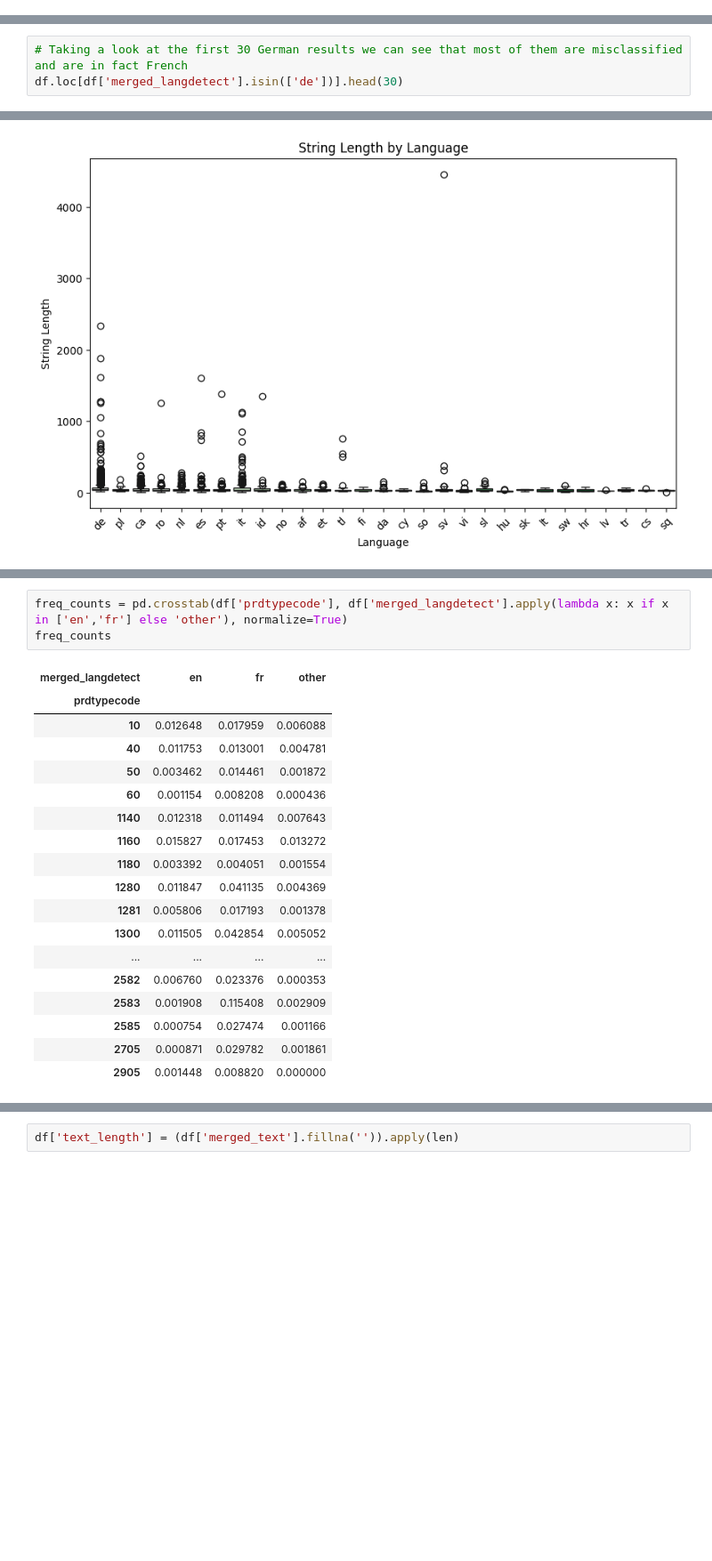
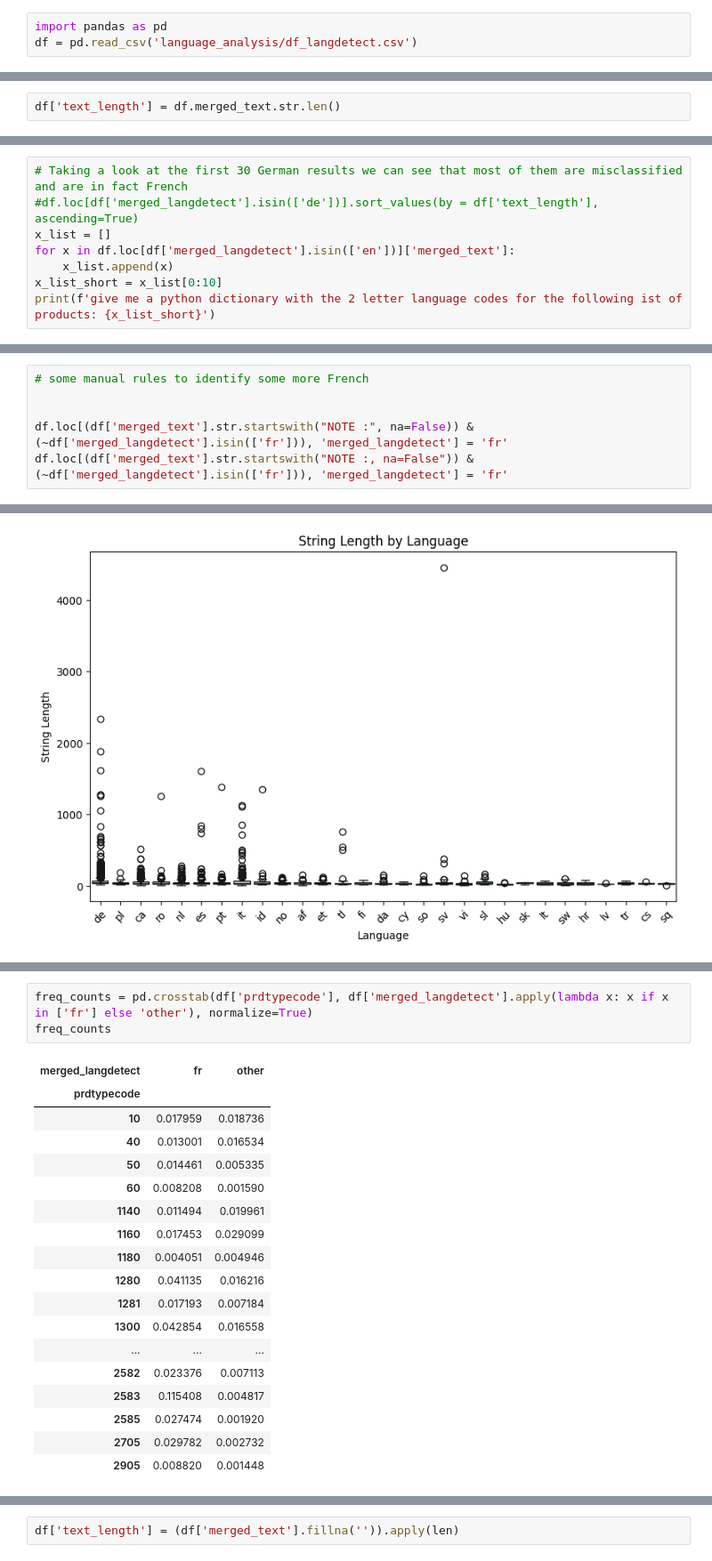
Before and after one commit to Wilsbert12/Data_Science_Classification_of_Rakuten_Challenge_Multimodal_Soft_Vote, a Jupyter notebook: language_analysis.ipynb, the cells around one changed output, grey strips where cells are left out. Shown at 89% size. Drawn from its saved outputs; the diff is of its cells as text; blank space fills up the shorter version.

```diff
--- a/language_analysis.ipynb
+++ b/language_analysis.ipynb
@@ -132,0 +116,3 @@ df.loc[df['merged_langdetect'].isin(['nl','af'])].head(30)
+# %%
+import pandas as pd
+df = pd.read_csv('language_analysis/df_langdetect.csv')
@@ -132,0 +128,2 @@ df.loc[df['merged_langdetect'].isin(['nl','af'])].head(30)
+# %%
+df['text_length'] = df.merged_text.str.len()
@@ -133,4 +132,9 @@ df.loc[df['merged_langdetect'].isin(['nl','af'])].head(30)
 # %%
 # Taking a look at the first 30 German results we can see that most of them are misclassified and are in fact French
-df.loc[df['merged_langdetect'].isin(['de'])].head(30)
+#df.loc[df['merged_langdetect'].isin(['de'])].sort_values(by = df['text_length'], ascending=True)
+x_list = []
+for x in df.loc[df['merged_langdetect'].isin(['en'])]['merged_text']:
+    x_list.append(x)
+x_list_short = x_list[0:10]
+print(f'give me a python dictionary with the 2 letter language codes for the following ist of products: {x_list_short}')
 # %% [output]
@@ -154,0 +149,6 @@ df.loc[df['merged_langdetect'].isin(['de'])].head(30)
+# %%
+# some manual rules to identify some more French
+
+
+df.loc[(df['merged_text'].str.startswith("NOTE :", na=False)) & (~df['merged_langdetect'].isin(['fr'])), 'merged_langdetect'] = 'fr'
+df.loc[(df['merged_text'].str.startswith("NOTE :, na=False")) & (~df['merged_langdetect'].isin(['fr'])), 'merged_langdetect'] = 'fr'
@@ -224,24 +298,24 @@ KeyError: 'merged_text'
 # %%
-freq_counts = pd.crosstab(df['prdtypecode'], df['merged_langdetect'].apply(lambda x: x if x in ['en','fr'] else 'other'), normalize=True)
+freq_counts = pd.crosstab(df['prdtypecode'], df['merged_langdetect'].apply(lambda x: x if x in ['fr'] else 'other'), normalize=True)
 freq_counts
 # %% [output]
-| merged_langdetect | en | fr | other |
-| prdtypecode |  |  |  |
-| 10 | 0.012648 | 0.017959 | 0.006088 |
-| 40 | 0.011753 | 0.013001 | 0.004781 |
-| 50 | 0.003462 | 0.014461 | 0.001872 |
-| 60 | 0.001154 | 0.008208 | 0.000436 |
-| 1140 | 0.012318 | 0.011494 | 0.007643 |
-| 1160 | 0.015827 | 0.017453 | 0.013272 |
-| 1180 | 0.003392 | 0.004051 | 0.001554 |
-| 1280 | 0.011847 | 0.041135 | 0.004369 |
-| 1281 | 0.005806 | 0.017193 | 0.001378 |
-| 1300 | 0.011505 | 0.042854 | 0.005052 |
-| ... | ... | ... | ... |
-| 2582 | 0.006760 | 0.023376 | 0.000353 |
-| 2583 | 0.001908 | 0.115408 | 0.002909 |
-| 2585 | 0.000754 | 0.027474 | 0.001166 |
-| 2705 | 0.000871 | 0.029782 | 0.001861 |
-| 2905 | 0.001448 | 0.008820 | 0.000000 |
+| merged_langdetect | fr | other |
+| prdtypecode |  |  |
+| 10 | 0.017959 | 0.018736 |
+| 40 | 0.013001 | 0.016534 |
+| 50 | 0.014461 | 0.005335 |
+| 60 | 0.008208 | 0.001590 |
+| 1140 | 0.011494 | 0.019961 |
+| 1160 | 0.017453 | 0.029099 |
+| 1180 | 0.004051 | 0.004946 |
+| 1280 | 0.041135 | 0.016216 |
+| 1281 | 0.017193 | 0.007184 |
+| 1300 | 0.042854 | 0.016558 |
+| ... | ... | ... |
+| 2582 | 0.023376 | 0.007113 |
+| 2583 | 0.115408 | 0.004817 |
+| 2585 | 0.027474 | 0.001920 |
+| 2705 | 0.029782 | 0.002732 |
+| 2905 | 0.008820 | 0.001448 |
 # %%
 # Compute "other" proportion per prdtypecode
```
Also changed, not shown: parts of 25 cells of this notebook, 1 other file.
